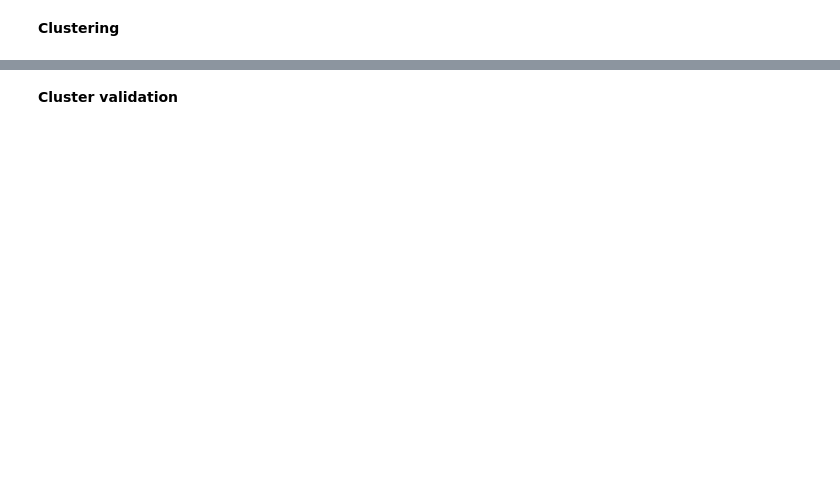
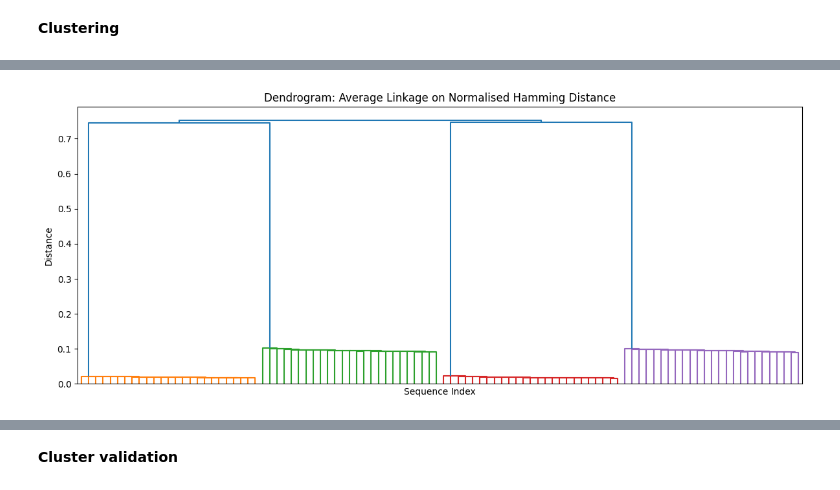
Before and after one commit to Shravani018/ml_2_group1, a Jupyter notebook: Assignment3/ML2_Group1_Assignment3.ipynb, the cells around one changed output, grey strips where cells are left out. Saved outputs shown, nothing was run; the diff lists cells and outputs as text; code cells hidden in the pictures; blank space fills up the shorter version.

```diff
--- a/Assignment3/ML2_Group1_Assignment3.ipynb
+++ b/Assignment3/ML2_Group1_Assignment3.ipynb
@@ -165,0 +252,11 @@ Mean pairwise distance: 0.5829
+# %%
+# Plotting dendrogram from Hamming hierarchical clustering
+fig, ax = plt.subplots(figsize=(12, 5))
+dendrogram(linkage_ham, ax=ax, no_labels=True, color_threshold=0.5)
+ax.set_title("Dendrogram: Average Linkage on Normalised Hamming Distance")
+ax.set_xlabel("Sequence Index")
+ax.set_ylabel("Distance")
+plt.tight_layout()
+plt.show()
+# %% [output]
+[figure, added]
```
Also changed, not shown: parts of 25 cells of this notebook.
